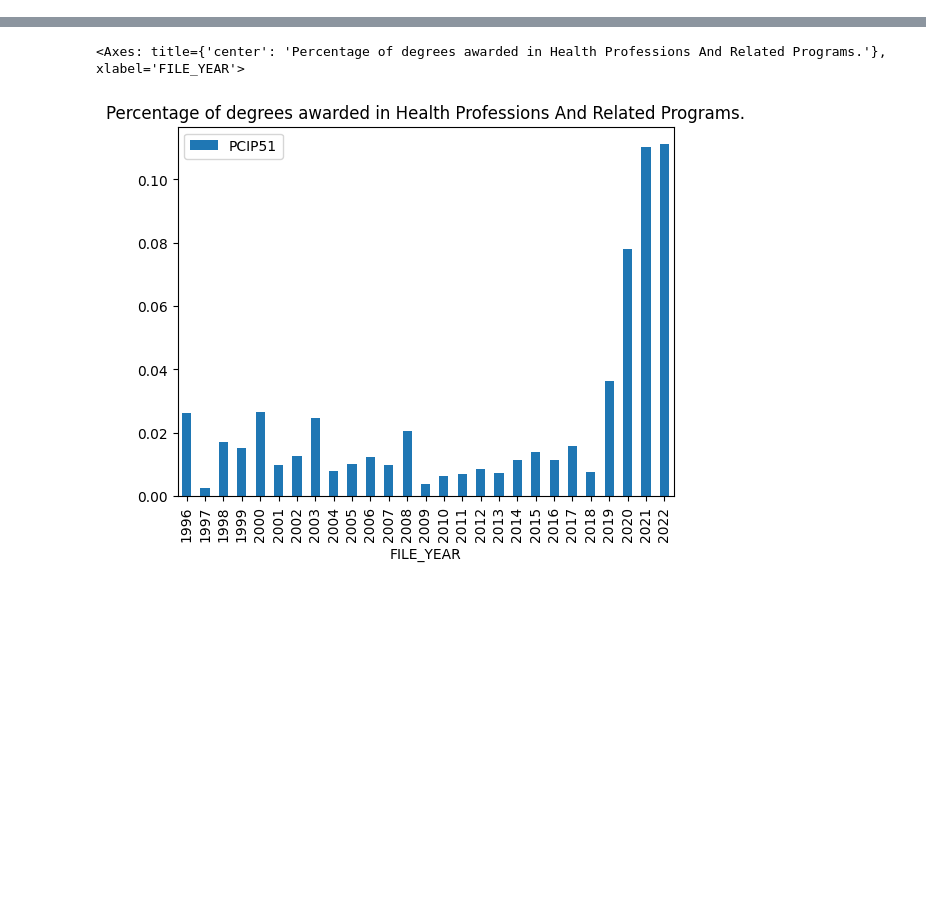
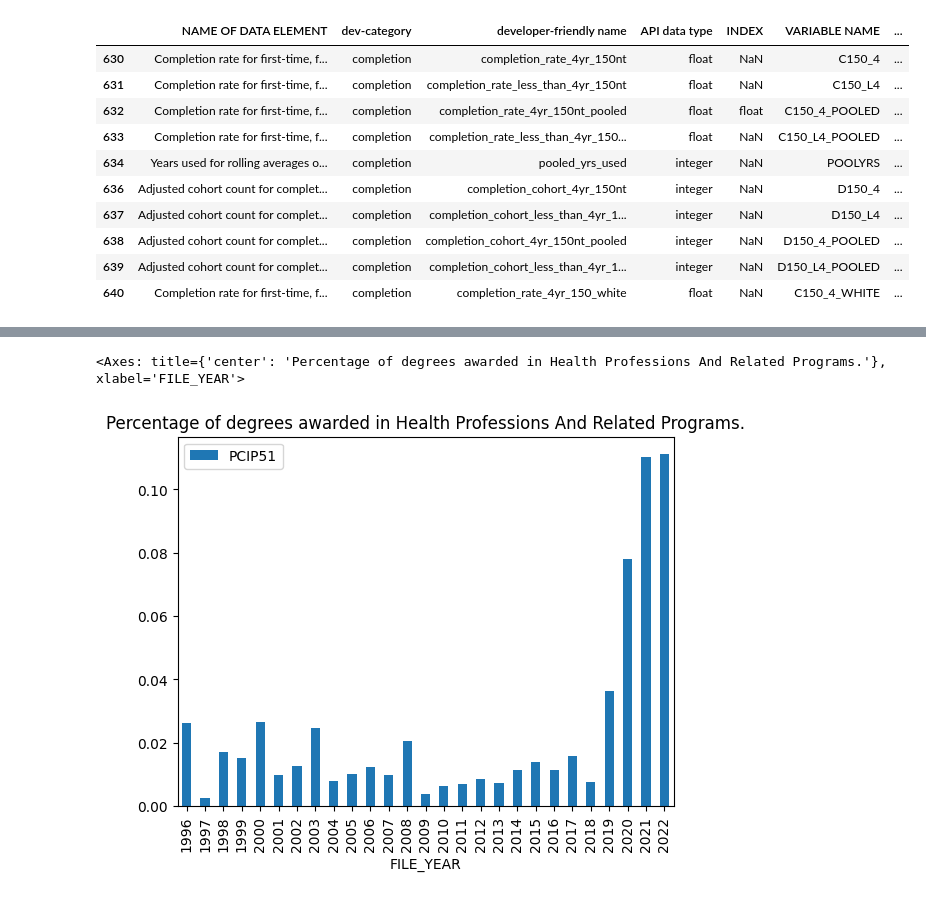
Before and after one commit to PhysicsBen/carthage-lecture-2025, a Jupyter notebook: hackathon/hackathon_readme.ipynb, the cells around one changed output, grey strips where cells are left out. Cells and saved outputs as stored; diff of their text form; code cells hidden in the pictures; blank space fills up the shorter version.

```diff
--- a/hackathon/hackathon_readme.ipynb
+++ b/hackathon/hackathon_readme.ipynb
@@ -37,0 +143,15 @@ fully_populated_fields_2015_on.head()
+# %%
+# e.g. 'completion' is a category in the institution data dictionary related to academic completion rates
+institution_data_dictionary[institution_data_dictionary['dev-category']=='completion'].head(10)
+# %% [output]
+|  | NAME OF DATA ELEMENT | dev-category | developer-friendly name | API data type | INDEX | VARIABLE NAME | ... |
+| 630 | Completion rate for first-time, f... | completion | completion_rate_4yr_150nt | float | NaN | C150_4 | ... |
+| 631 | Completion rate for first-time, f... | completion | completion_rate_less_than_4yr_150nt | float | NaN | C150_L4 | ... |
+| 632 | Completion rate for first-time, f... | completion | completion_rate_4yr_150nt_pooled | float | float | C150_4_POOLED | ... |
+| 633 | Completion rate for first-time, f... | completion | completion_rate_less_than_4yr_150... | float | NaN | C150_L4_POOLED | ... |
+| 634 | Years used for rolling averages o... | completion | pooled_yrs_used | integer | NaN | POOLYRS | ... |
+| 636 | Adjusted cohort count for complet... | completion | completion_cohort_4yr_150nt | integer | NaN | D150_4 | ... |
+| 637 | Adjusted cohort count for complet... | completion | completion_cohort_less_than_4yr_1... | integer | NaN | D150_L4 | ... |
+| 638 | Adjusted cohort count for complet... | completion | completion_cohort_4yr_150nt_pooled | integer | NaN | D150_4_POOLED | ... |
+| 639 | Adjusted cohort count for complet... | completion | completion_cohort_less_than_4yr_1... | integer | NaN | D150_L4_POOLED | ... |
+| 640 | Completion rate for first-time, f... | completion | completion_rate_4yr_150_white | float | NaN | C150_4_WHITE | ... |
```
Also changed, not shown: parts of 34 cells of this notebook, 7 other files.
